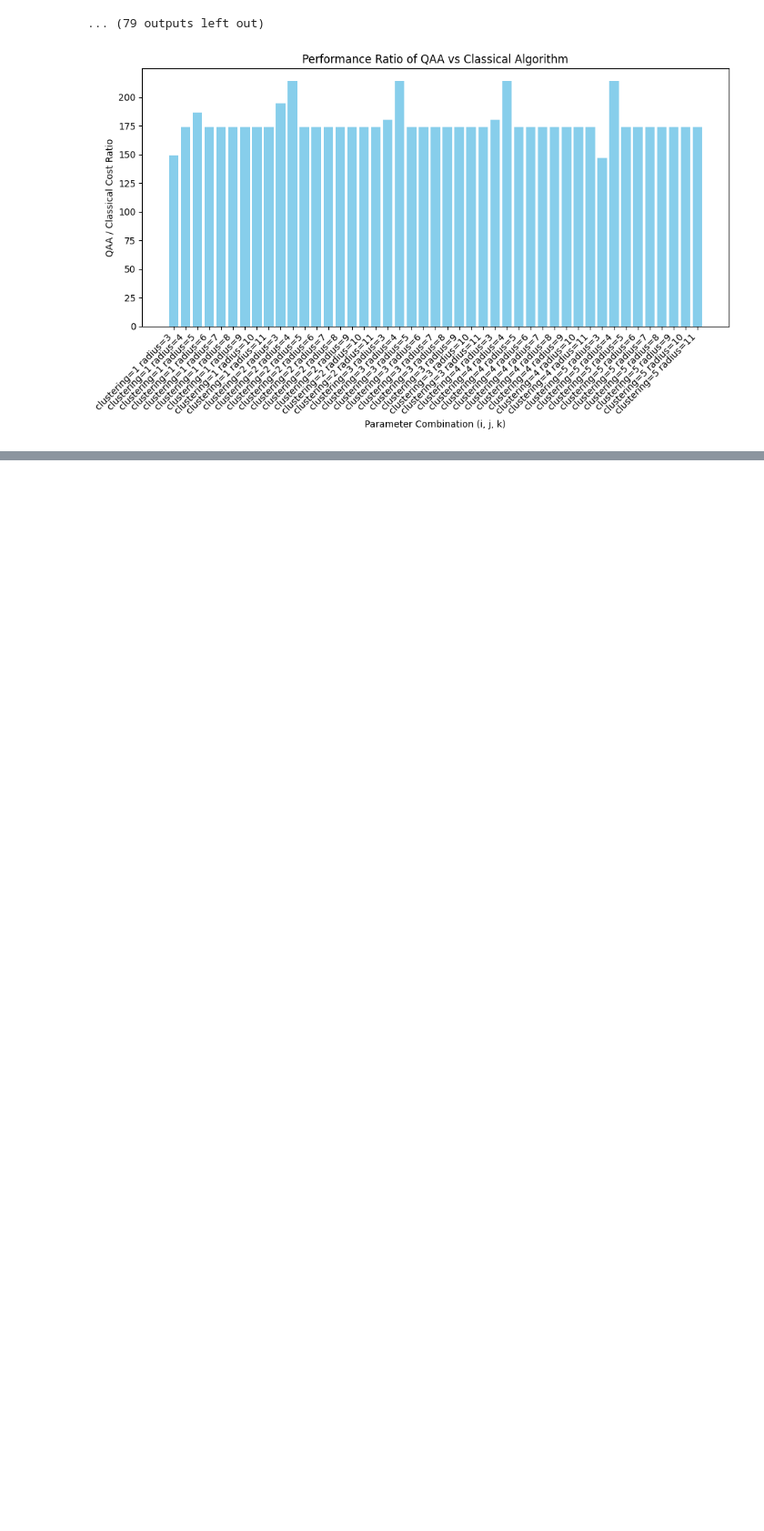
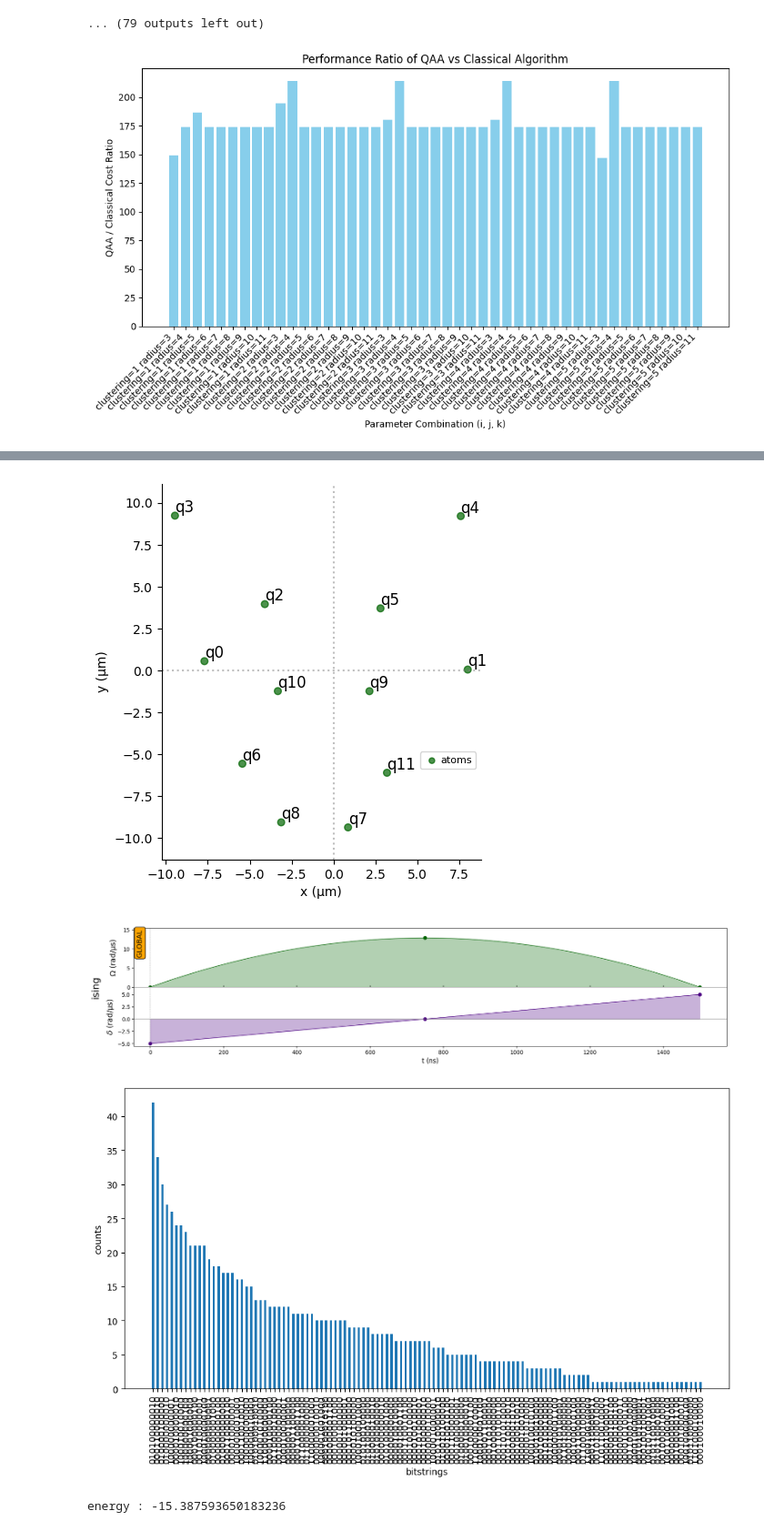
Before and after one commit to Kuift/Pasqal_0419, a Jupyter notebook: 414/submission.ipynb, the cells around one changed output, grey strips where cells are left out. Shown at 91% size. Drawn from its saved outputs; the diff is of its cells as text; code cells hidden in the pictures; blank space fills up the shorter version.

```diff
--- a/414/submission.ipynb
+++ b/414/submission.ipynb
@@ -471,0 +518,7 @@ plt.show()
+# %%
+s_readable = sequence_QAA_flower.to_abstract_repr(
+json_dumps_options={"indent": 1},
+seq_name=f"flower_qaa_seq_{time.time()}",
+)
+with open(f"flower_QAA_{time.time()}.json", "w") as f:
+    f.write(s_readable)
@@ -471,0 +527,42 @@ plt.show()
+# %%
+# We choose a median value between the min and the max
+Omega = np.median(Q[Q > 0].flatten())
+delta_0 = -5  # just has to be negative
+delta_f = -delta_0  # just has to be positive
+T = 1500  # time in ns, we choose a time long enough to ensure the propagation of information in the system
+adiabatic_pulse = Pulse(
+    InterpolatedWaveform(T, [1e-9, Omega, 1e-9]),
+    InterpolatedWaveform(T, [delta_0, 0, delta_f]),
+    0,
+)
+cat_reg = Register({
+  "q0": (-7.7, 0.5499999999999998),
+  "q1": (8, 0.050000000000000266),
+  "q2": (-4.1, 3.95),
+  "q3": (-9.458268072574153, 9.22721873997051),
+  "q4": (7.58589838486222, 9.200000000000001),
+  "q5": (2.8, 3.7),
+  "q6": (-5.439395879923375, -5.563895666164335),
+  "q7": (0.8643526930765201, -9.360368260903469),
+  "q8": (-3.124201217263207, -9.057981580783999),
+  "q9": (2.140588244946235, -1.2385929437159227),
+  "q10": (-3.321604204511879, -1.2352898106591148),
+  "q11": (3.1860873721652885, -6.103138137022662),
+})
+cat_reg.draw()
+Q_cat = coordinates_to_Q([[-7.7, 0.5499999999999998], [8, 0.050000000000000266], [-4.1, 3.95], [-9.458268072574153, 9.22721873997051], [7.58589838486222, 9.200000000000001], [2.8, 3.7], [-5.439395879923375, -5.563895666164335], [0.8643526930765201, -9.360368260903469], [-3.124201217263207, -9.057981580783999], [2.140588244946235, -1.2385929437159227], [-3.321604204511879, -1.2352898106591148], [3.1860873721652885, -6.103138137022662]])
+sequence_QAA_cat = Sequence(cat_reg, DigitalAnalogDevice)
+sequence_QAA_cat.declare_channel("ising", "rydberg_global")
+sequence_QAA_cat.add(adiabatic_pulse, "ising")
+sequence_QAA_cat.draw()
+simul_QAA = QutipEmulator.from_sequence(sequence_QAA_cat)
+results_QAA = simul_QAA.run()
+final_QAA = results_QAA.get_final_state()
+count_dict_QAA = results_QAA.sample_final_state()
+plot_distribution(count_dict_QAA)
+print(f"energy : {get_cost(count_dict_QAA, Q_cat)}")
+# %% [output]
+[figure, added]
+[figure, added]
+[figure, added]
+energy : -15.387593650183236
```
Also changed, not shown: parts of 9 cells of this notebook, 2 other files.
